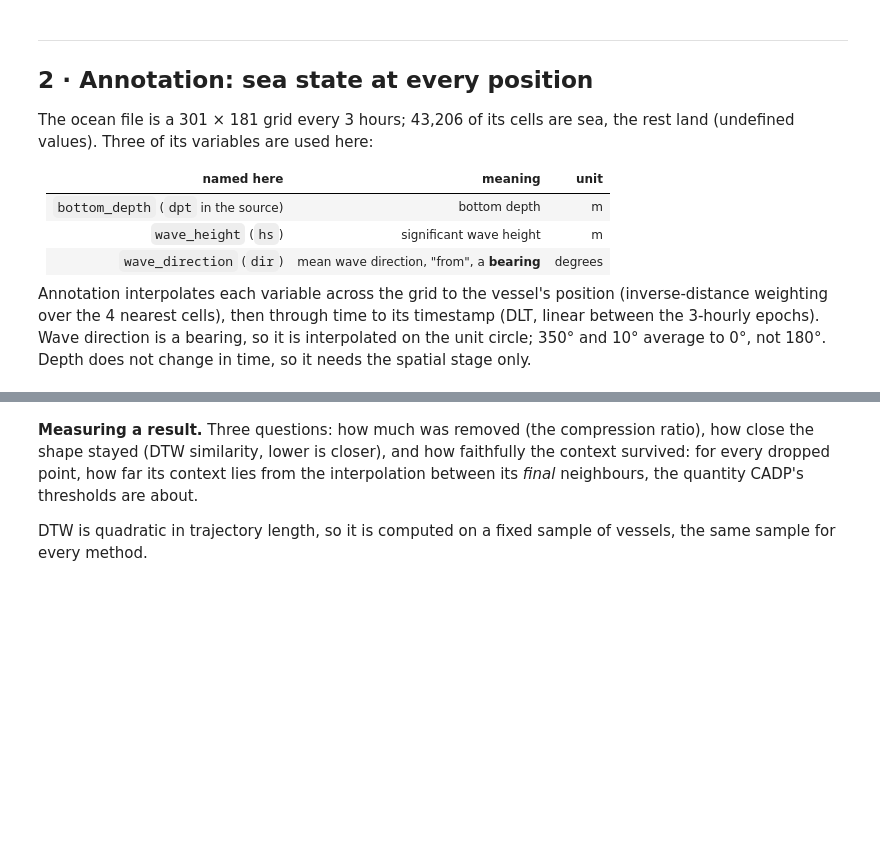
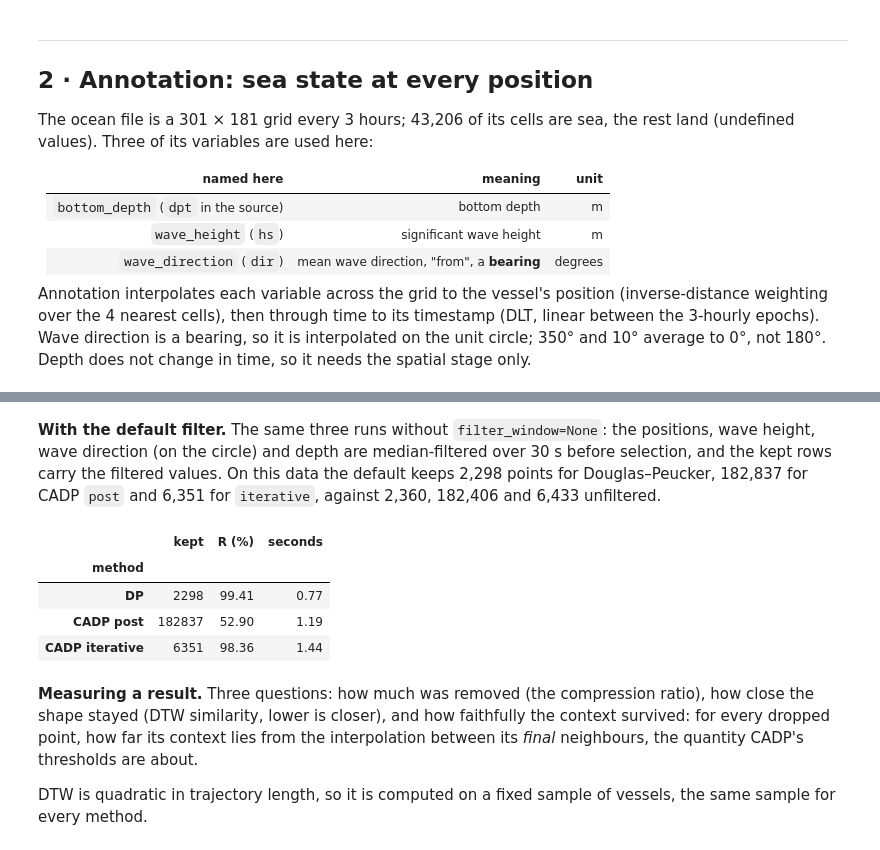
Before and after one commit to smehri/CATraj, a Jupyter notebook: notebooks/02_cadp_compression.ipynb, the cells around one changed output, grey strips where cells are left out. Drawn from its saved outputs; the diff is of its cells as text; code cells hidden in the pictures; blank space fills up the shorter version.

```diff
--- a/notebooks/02_cadp_compression.ipynb
+++ b/notebooks/02_cadp_compression.ipynb
@@ -287,3 +293,23 @@ pd.DataFrame(rows).set_index("method")
+# %% [markdown]
+**With the default filter.** The same three runs without `filter_window=None`: the positions, wave
+height, wave direction (on the circle) and depth are median-filtered over 30 s before selection, and the
+kept rows carry the filtered values. On this data the default keeps 2,298 points for Douglas–Peucker,
+182,837 for CADP `post` and 6,351 for `iterative`, against 2,360, 182,406 and 6,433 unfiltered.
+# %%
+rows_default = []
+for label, kw in runs.items():
+    t0 = time.perf_counter()
+    res = compress(ais, EPS, time_column="unix_time", by="mmsi", **kw)
+    rows_default.append({"method": label, "kept": len(res),
+                         "R (%)": round(compression_ratio(len(res), N), 2),
+                         "seconds": round(time.perf_counter() - t0, 2)})
+pd.DataFrame(rows_default).set_index("method")
+# %% [output]
+|  | kept | R (%) | seconds |
+| method |  |  |  |
+| DP | 2298 | 99.41 | 0.77 |
+| CADP post | 182837 | 52.90 | 1.19 |
+| CADP iterative | 6351 | 98.36 | 1.44 |
 # %% [markdown]
 **Measuring a result.** Three questions: how much was removed (the
 compression ratio), how close the shape stayed (DTW similarity, lower is
```
Also changed, not shown: parts of 7 cells of this notebook, 3 other files.
